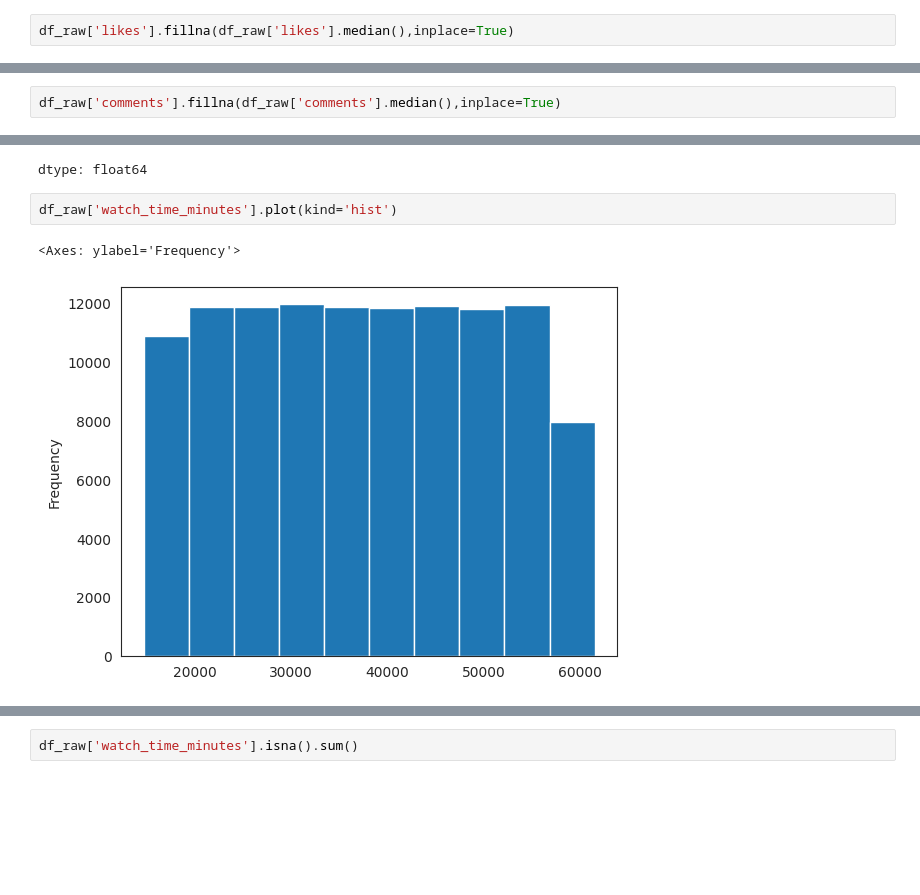
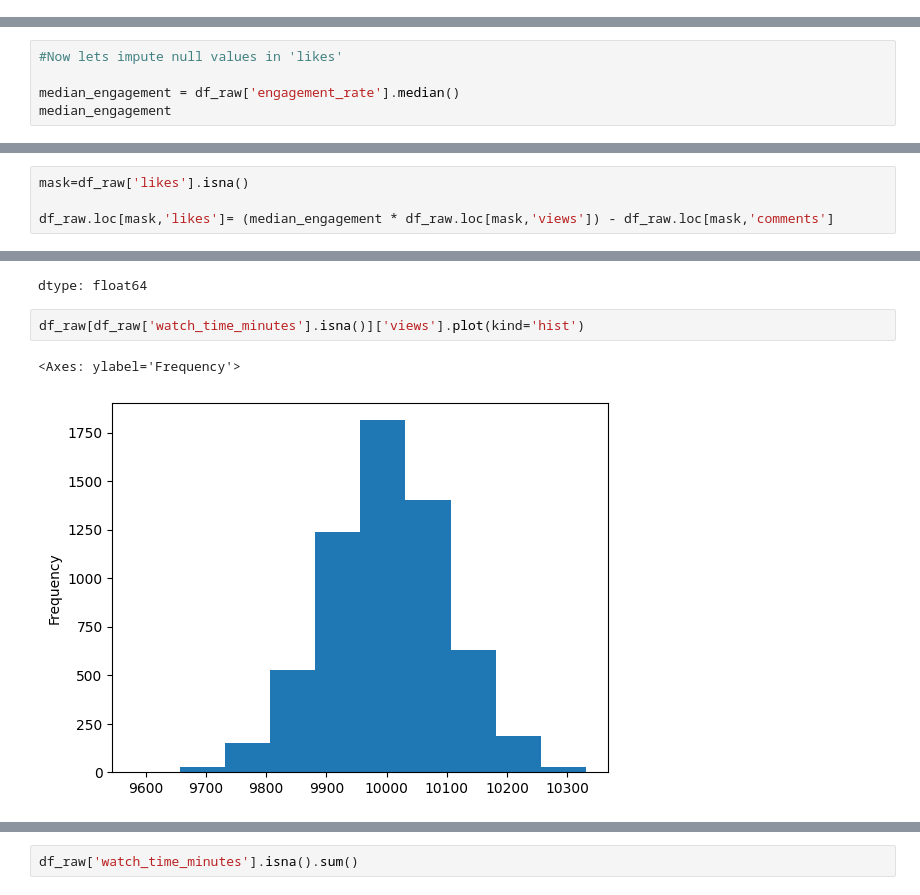
Before and after one commit to sangeethakumar-dev/youtube-revenue-predictor, a Jupyter notebook: notebooks/01_EDA_and_Feature_Engineering.ipynb, the cells around one changed output, grey strips where cells are left out. Drawn from its saved outputs; the diff is of its cells as text; blank space fills up the shorter version.

```diff
--- a/notebooks/01_EDA_and_Feature_Engineering.ipynb
+++ b/notebooks/01_EDA_and_Feature_Engineering.ipynb
@@ -269,2 +251,0 @@ print(df_raw['likes'].mean())
-# %%
-df_raw['likes'].fillna(df_raw['likes'].median(),inplace=True)
@@ -270,0 +273,5 @@ df_raw['likes'].fillna(df_raw['likes'].median(),inplace=True)
+# %%
+#Now lets impute null values in 'likes'
+
+median_engagement = df_raw['engagement_rate'].median()
+median_engagement
@@ -271,3 +280,7 @@ df_raw['likes'].fillna(df_raw['likes'].median(),inplace=True)
+# %%
+mask=df_raw['likes'].isna()
+
+df_raw.loc[mask,'likes']= (median_engagement * df_raw.loc[mask,'views']) - df_raw.loc[mask,'comments']
 # %%
 df_raw['likes'].isna().sum()
 # %% [output]
@@ -377,2 +287,0 @@ print(df_raw['comments'].mean())
-# %%
-df_raw['comments'].fillna(df_raw['comments'].median(),inplace=True)
@@ -396,7 +313,7 @@ df_raw['watch_time_minutes'].describe()
 | max | 61557.670089 |
 dtype: float64
 # %%
-df_raw['watch_time_minutes'].plot(kind='hist')
+df_raw[df_raw['watch_time_minutes'].isna()]['views'].plot(kind='hist')
 # %% [output]
 <Axes: ylabel='Frequency'>
-[figure, old version]
+[figure, new version]
```
Also changed, not shown: parts of 105 cells of this notebook.
